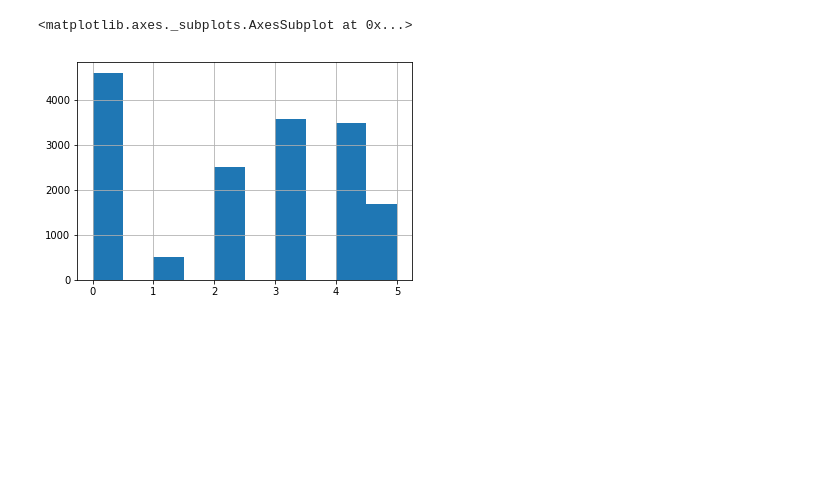
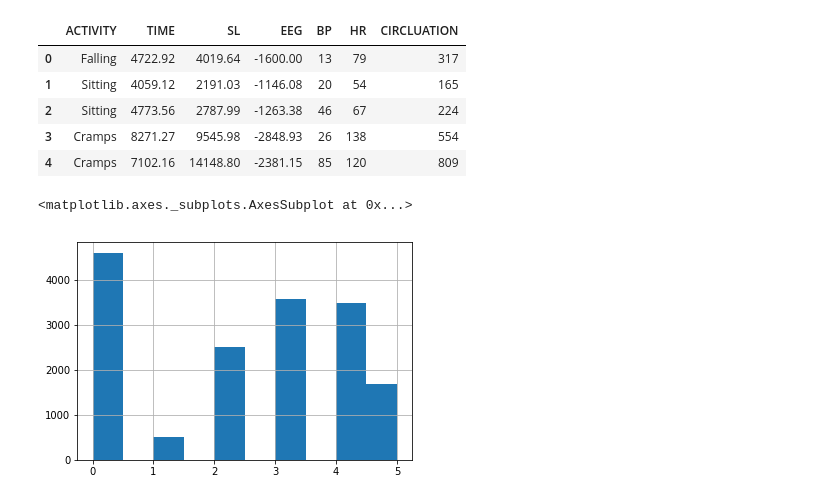
Before and after one commit to lorenzolevis/fall_detection_project, a Jupyter notebook: Notebook_project.ipynb, the cells around one changed output. Cells and saved outputs as stored; diff of their text form; code cells hidden in the pictures; blank space fills up the shorter version.

```diff
--- a/Notebook_project.ipynb
+++ b/Notebook_project.ipynb
@@ -16,3 +29,13 @@ df.head()
+# %%
+fd = df.replace({'ACTIVITY':{0:'Standing', 1:'Walking', 2:'Sitting', 3:'Falling', 4:'Cramps', 5:'Running'}})
+fd.head()
+# %% [output]
+|  | ACTIVITY | TIME | SL | EEG | BP | HR | CIRCLUATION |
+| 0 | Falling | 4722.92 | 4019.64 | -1600.00 | 13 | 79 | 317 |
+| 1 | Sitting | 4059.12 | 2191.03 | -1146.08 | 20 | 54 | 165 |
+| 2 | Sitting | 4773.56 | 2787.99 | -1263.38 | 46 | 67 | 224 |
+| 3 | Cramps | 8271.27 | 9545.98 | -2848.93 | 26 | 138 | 554 |
+| 4 | Cramps | 7102.16 | 14148.80 | -2381.15 | 85 | 120 | 809 |
 # %%
 df['ACTIVITY'].hist()
 # %% [output]
```
Also changed, not shown: parts of 3 cells of this notebook, 1 other file.
